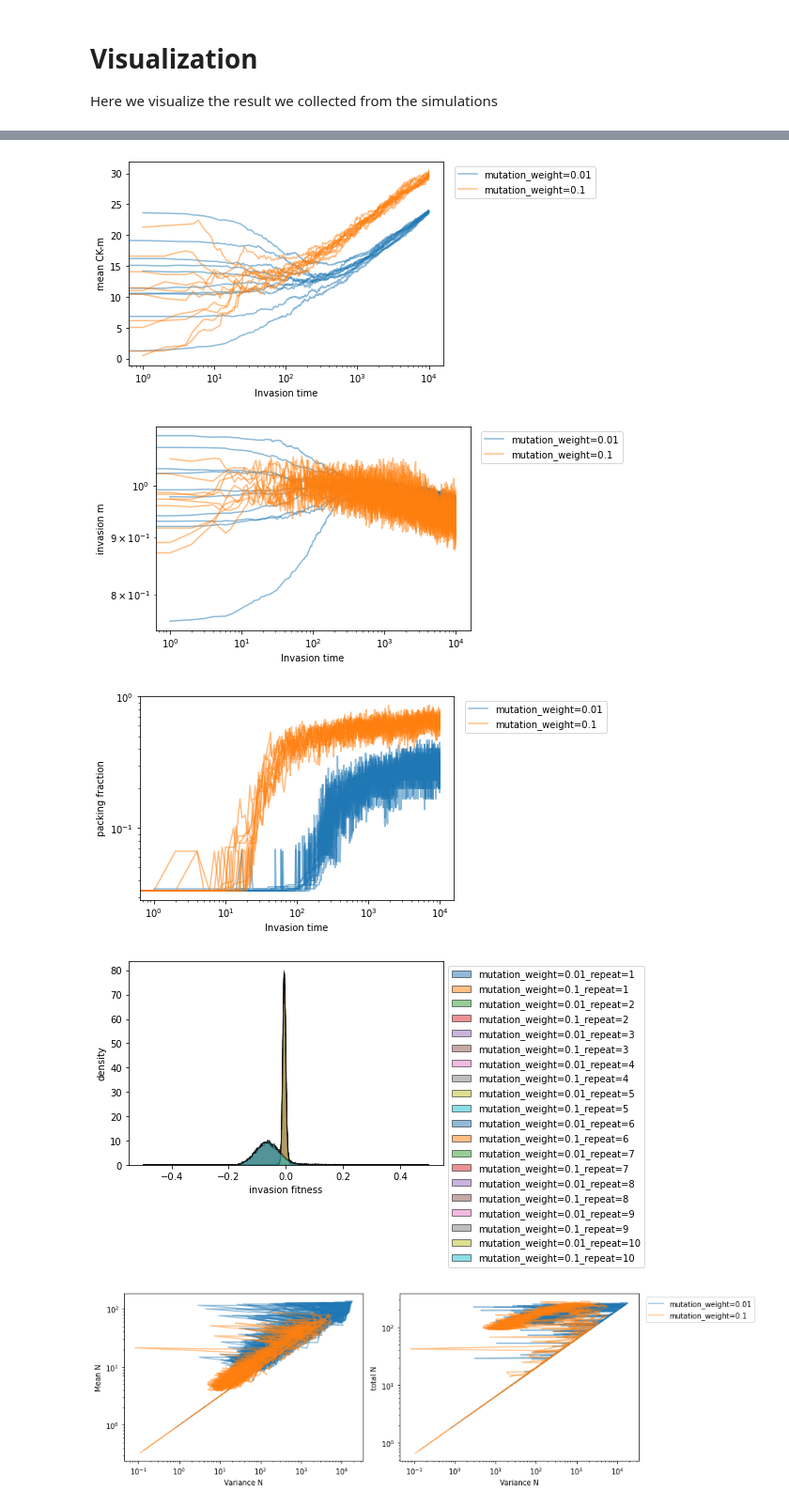
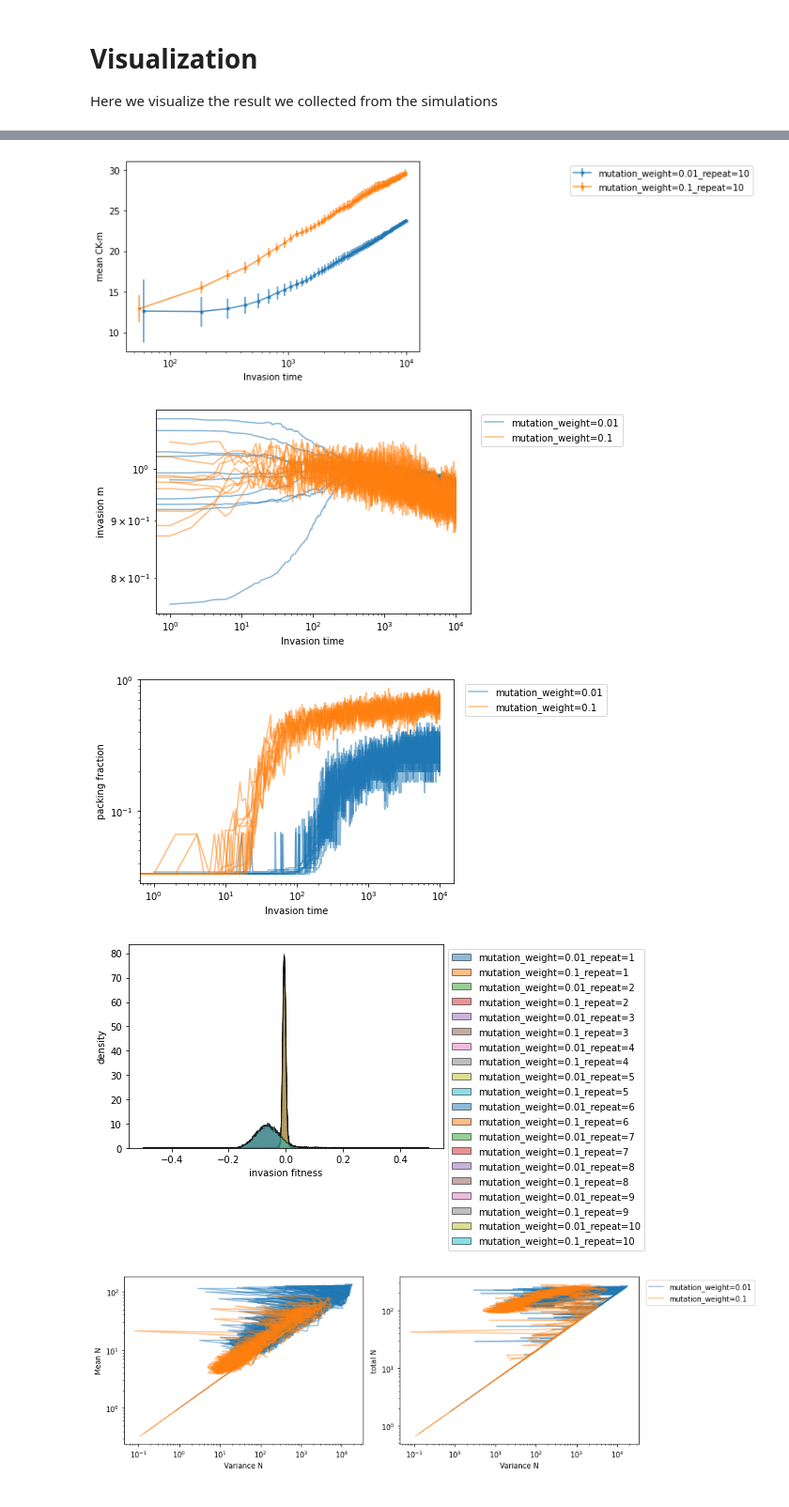
Before and after one commit to fengzhijie88/eco-evolution-simulator, a Jupyter notebook: eco-evolutionary dynamics simulation.ipynb, the cells around one changed output, grey strips where cells are left out. Shown at 94% size. Saved outputs shown, nothing was run; the diff lists cells and outputs as text; code cells hidden in the pictures.

Commit message:
debug
debugged average_repeats option

```diff
--- a/eco-evolutionary dynamics simulation.ipynb
+++ b/eco-evolutionary dynamics simulation.ipynb
@@ -637,17 +644,17 @@ plot_2d_results(results_dict, binned_times, coexistence_probabilitys, 'binned ti
 # %%
 if __name__ == '__main__':
     # Load the saved results
     results_dict = load_results(filename)
 
-    plot_2d_results(results_dict, 'successful_index','List_meanfitness','Invasion time','mean CK-m',xscale='log')
+    plot_2d_results(results_dict, 'successful_index','List_meanfitness','Invasion time','mean CK-m',xscale='log',average_repeats=True)
 
     plot_2d_results(results_dict, 'successful_index','List_invasionm','Invasion time','invasion m',xscale='log',yscale='log')
 
     plot_2d_results(results_dict, 'successful_index','List_packing','Invasion time','packing fraction',xscale='log',yscale='log')
     kwargs = dict(histtype='stepfilled', alpha=0.5, density=True, bins='auto', ec="k",range=[-0.5,0.5])
     plot_histogram_results(results_dict,"List_invasion_fitness", "invasion fitness","density", kwargs)
 # %% [output]
-[figure, old version]
+[figure, new version]
 [figure]
 [figure]
 [figure]
```
Also changed, not shown: parts of 11 cells of this notebook.
